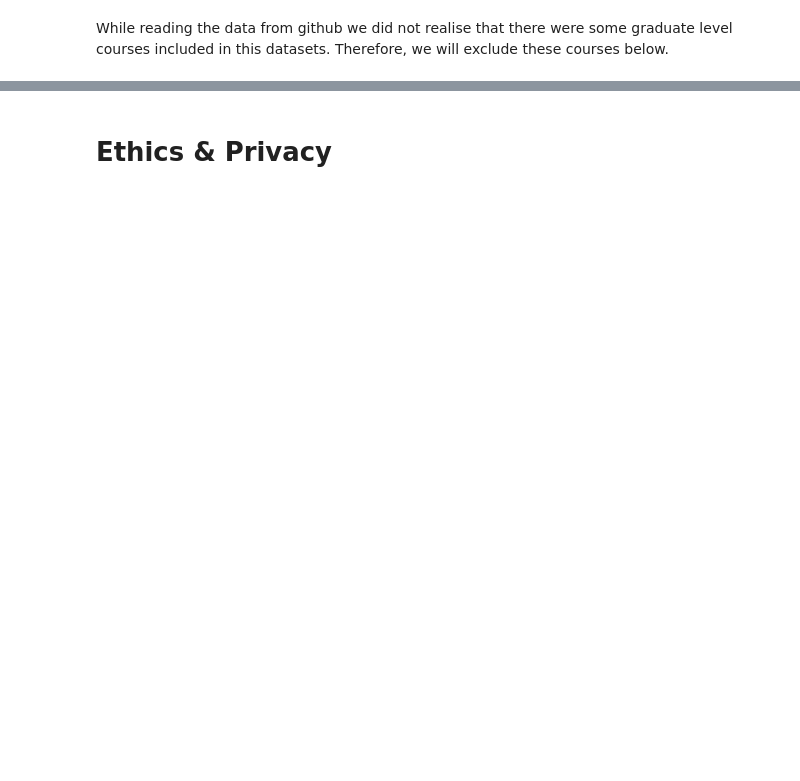
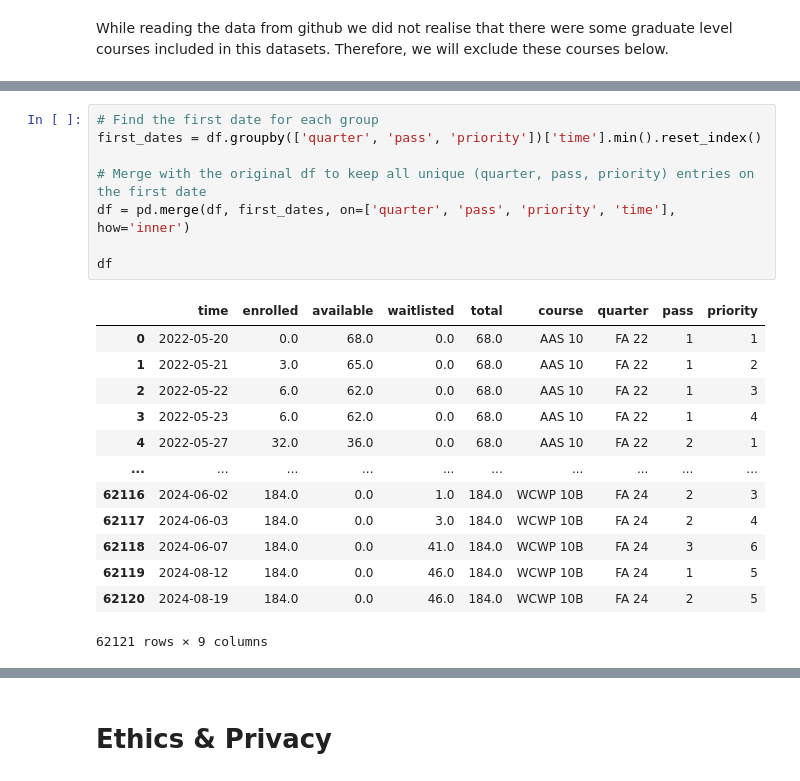
Before and after one commit to agovindu21/UCSD-EnrollAI, a Jupyter notebook: DataCheckpoint_Group087_WI25.ipynb, the cells around one changed output, grey strips where cells are left out. Drawn from its saved outputs; the diff is of its cells as text; blank space fills up the shorter version.

```diff
--- a/DataCheckpoint_Group087_WI25.ipynb
+++ b/DataCheckpoint_Group087_WI25.ipynb
@@ -274,0 +518,22 @@ df
+# %%
+# Find the first date for each group
+first_dates = df.groupby(['quarter', 'pass', 'priority'])['time'].min().reset_index()
+
+# Merge with the original df to keep all unique (quarter, pass, priority) entries on the first date
+df = pd.merge(df, first_dates, on=['quarter', 'pass', 'priority', 'time'], how='inner')
+
+df
+# %% [output]
+|  | time | enrolled | available | waitlisted | total | course | quarter | pass | priority |
+| 0 | 2022-05-20 | 0.0 | 68.0 | 0.0 | 68.0 | AAS 10 | FA 22 | 1 | 1 |
+| 1 | 2022-05-21 | 3.0 | 65.0 | 0.0 | 68.0 | AAS 10 | FA 22 | 1 | 2 |
+| 2 | 2022-05-22 | 6.0 | 62.0 | 0.0 | 68.0 | AAS 10 | FA 22 | 1 | 3 |
+| 3 | 2022-05-23 | 6.0 | 62.0 | 0.0 | 68.0 | AAS 10 | FA 22 | 1 | 4 |
+| 4 | 2022-05-27 | 32.0 | 36.0 | 0.0 | 68.0 | AAS 10 | FA 22 | 2 | 1 |
+| ... | ... | ... | ... | ... | ... | ... | ... | ... | ... |
+| 62116 | 2024-06-02 | 184.0 | 0.0 | 1.0 | 184.0 | WCWP 10B | FA 24 | 2 | 3 |
+| 62117 | 2024-06-03 | 184.0 | 0.0 | 3.0 | 184.0 | WCWP 10B | FA 24 | 2 | 4 |
+| 62118 | 2024-06-07 | 184.0 | 0.0 | 41.0 | 184.0 | WCWP 10B | FA 24 | 3 | 6 |
+| 62119 | 2024-08-12 | 184.0 | 0.0 | 46.0 | 184.0 | WCWP 10B | FA 24 | 1 | 5 |
+| 62120 | 2024-08-19 | 184.0 | 0.0 | 46.0 | 184.0 | WCWP 10B | FA 24 | 2 | 5 |
+62121 rows × 9 columns
```
Also changed, not shown: parts of 35 cells of this notebook, 1 other file.
